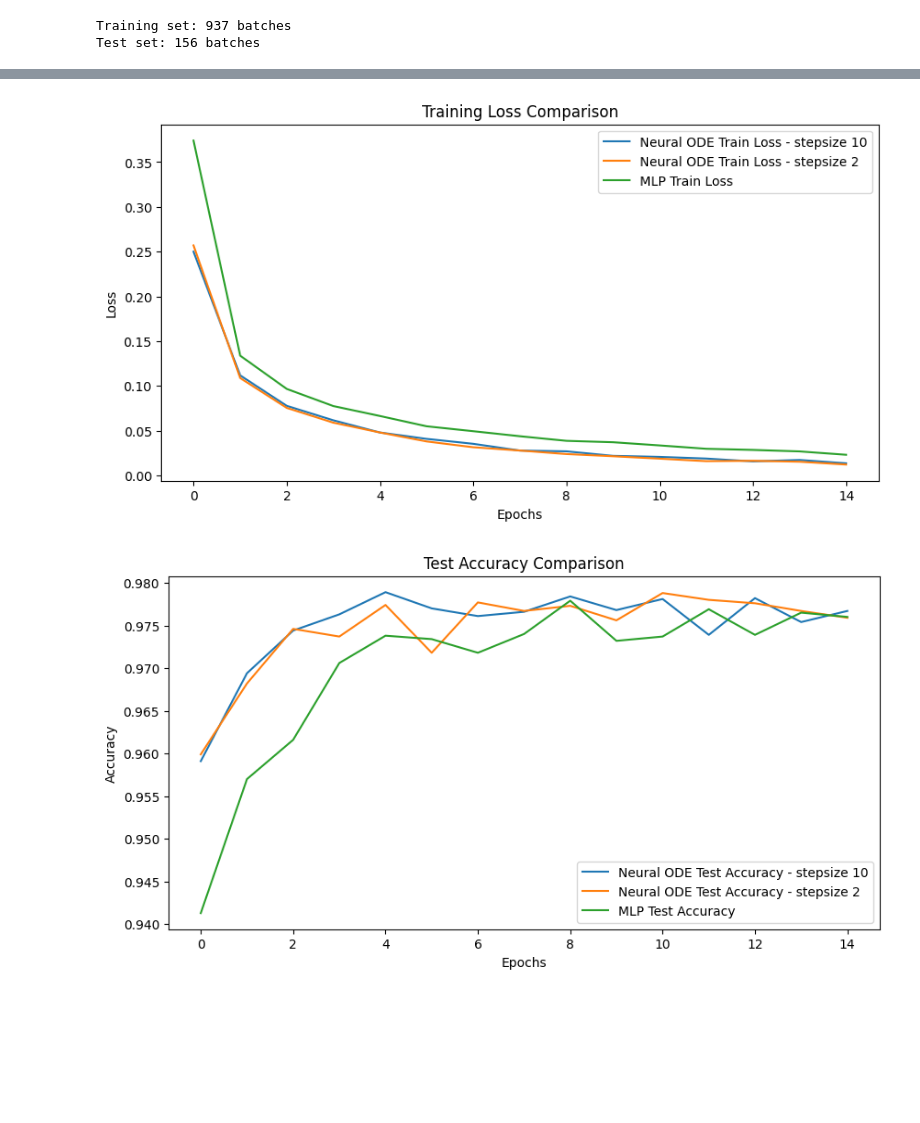
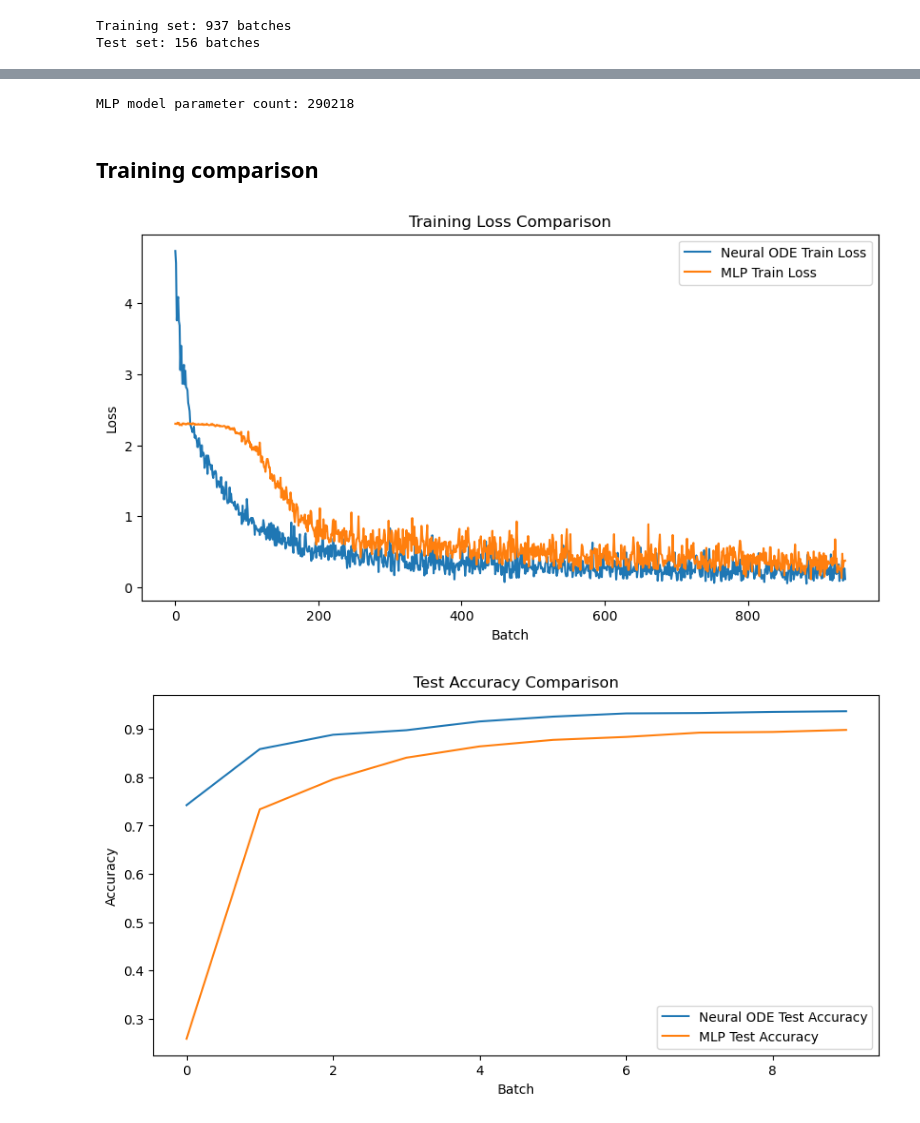
Before and after one commit to l-ehrlich/liquid-from-scratch, a Jupyter notebook: neural-ode-mnist.ipynb, the cells around one changed output, grey strips where cells are left out. Cells and saved outputs as stored; diff of their text form; code cells hidden in the pictures; blank space fills up the shorter version.

```diff
--- a/neural-ode-mnist.ipynb
+++ b/neural-ode-mnist.ipynb
@@ -196,7 +177,7 @@ def plot_metrics(train_losses, test_losses, test_accuracies):
 # %%
 def train_and_evaluate_per_step(model, train_loader, test_loader, epochs):
     criterion = nn.CrossEntropyLoss()
-    optimizer = torch.optim.Adam(model.parameters(), lr=0.001)
+    optimizer = torch.optim.Adam(model.parameters(), lr=0.0001)
 
     train_losses = []
     test_losses = []
@@ -209,10 +190,10 @@ def train_and_evaluate_per_step(model, train_loader, test_loader, epochs):
             # Training step
             images = images.view(-1, 28 * 28)  # Flatten MNIST images
             optimizer.zero_grad()
-            print(f"Input batch size: {images.size(0)}")
+            # print(f"Input batch size: {images.size(0)}")
             outputs = model(images)
-            print(f"Output batch size: {outputs.size(0)}")
-            print(f"Labels batch size: {labels.size(0)}")
+            # print(f"Output batch size: {outputs.size(0)}")
+            # print(f"Labels batch size: {labels.size(0)}")
             loss = criterion(outputs, labels)
             loss.backward()
             optimizer.step()
@@ -262,6 +245,6 @@ def train_and_evaluate_per_step(model, train_loader, test_loader, epochs):
 # %%
 # Train the model and collect metrics
-epochs = 15
+epochs = 1
 train_losses_2, test_losses_2, test_accuracies_2 = train_and_evaluate_per_step(
     n_ode_2, train_loader, test_loader, epochs
 )
@@ -293,9 +286,11 @@ class SimpleMLP(nn.Module):
     def __init__(self, input_dim=784, num_classes=10):
         super(SimpleMLP, self).__init__()
         self.net = nn.Sequential(
-            nn.Linear(input_dim, 128),  # Match Neural ODE's latent space size
+            nn.Linear(input_dim, 256),
             nn.ReLU(),
-            nn.Linear(128, 64),        # Similar structure as dynamics_approximator
+            nn.Linear(256, 128),  # Similar structure as dynamics_approximator
+            nn.ReLU(),
+            nn.Linear(128, 64),
             nn.ReLU(),
             nn.Linear(64, 32),
             nn.ReLU(),
@@ -303,7 +298,9 @@ class SimpleMLP(nn.Module):
             nn.ReLU(),
             nn.Linear(64, 128),
             nn.ReLU(),
-            nn.Linear(128, num_classes)  # Output layer for classification
+            nn.Linear(128, 256),
+            nn.ReLU(),
+            nn.Linear(256, num_classes)  # Output layer for classification
         )
 
     def forward(self, x):
@@ -311,6 +310,6 @@ class SimpleMLP(nn.Module):
 # %%
 mlp_model = SimpleMLP()
 train_losses_mlp, test_losses_mlp, test_accuracies_mlp = train_and_evaluate_per_step(
-    mlp_model, train_loader, test_loader, epochs=15
+    mlp_model, train_loader, test_loader, epochs=1
 )
 # %% [output]
@@ -335,24 +333,28 @@ KeyboardInterrupt:
+# %%
+print("MLP model parameter count:", sum(p.numel() for p in mlp_model.parameters()))
+# %% [output]
+MLP model parameter count: 290218
+# %% [markdown]
+## Training comparison
 # %%
 plt.figure(figsize=(10, 5))
-plt.plot(train_losses, label="Neural ODE Train Loss - stepsize 10")
-plt.plot(train_losses_2, label="Neural ODE Train Loss - stepsize 2")
+plt.plot(train_losses_2, label="Neural ODE Train Loss")
 plt.plot(train_losses_mlp, label="MLP Train Loss")
 plt.title("Training Loss Comparison")
-plt.xlabel("Epochs")
+plt.xlabel("Batch")
 plt.ylabel("Loss")
 plt.legend()
 plt.show()
 # %% [output]
-[figure, old version]
+[figure, new version]
 # %%
 plt.figure(figsize=(10, 5))
-plt.plot(test_accuracies, label="Neural ODE Test Accuracy - stepsize 10")
-plt.plot(test_accuracies_2, label="Neural ODE Test Accuracy - stepsize 2")
+plt.plot(test_accuracies_2, label="Neural ODE Test Accuracy")
 plt.plot(test_accuracies_mlp, label="MLP Test Accuracy")
 plt.title("Test Accuracy Comparison")
-plt.xlabel("Epochs")
+plt.xlabel("Batch")
 plt.ylabel("Accuracy")
 plt.legend()
 plt.show()
 # %% [output]
-[figure, old version]
+[figure, new version]
```
Also changed, not shown: parts of 24 cells of this notebook, 1 other file.
